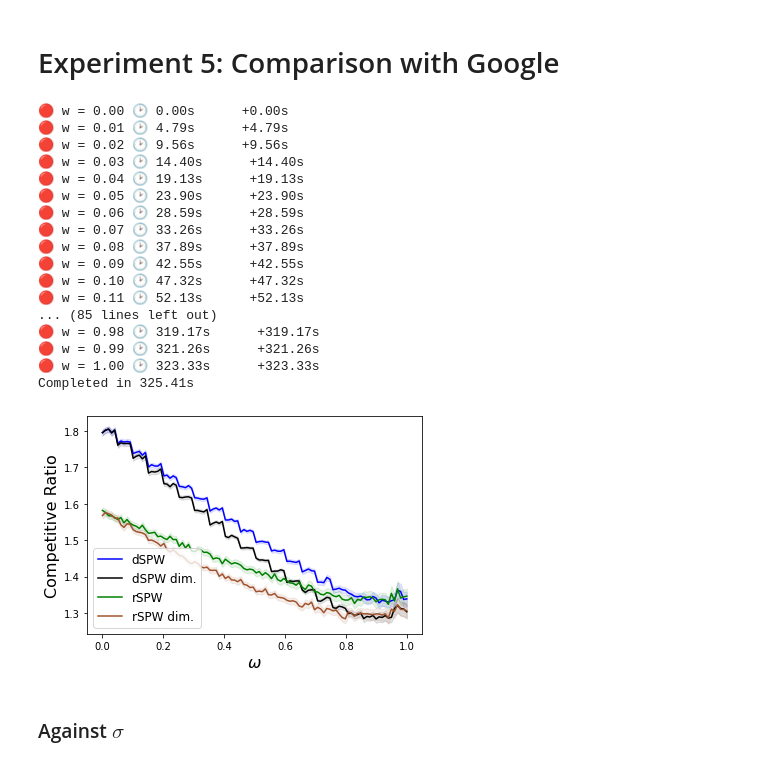
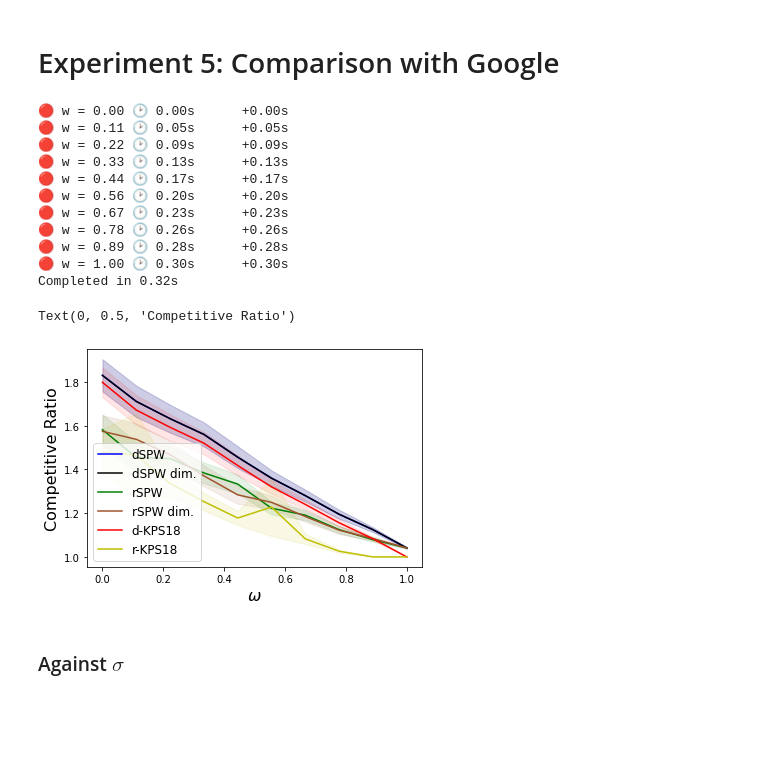
Before and after one commit to majid-khonji/rent-or-buy, a Jupyter notebook: test.ipynb, the cells around one changed output. Cells and saved outputs as stored; diff of their text form; code cells hidden in the pictures; blank space fills up the shorter version.

```diff
--- a/test.ipynb
+++ b/test.ipynb
@@ -113,9 +120,9 @@ for idx,std in enumerate(std_list):
 # %%
-avg_ratio = np.mean(r_ratio, axis=1)
-print(avg_ratio)
-ci = 1.96 * np.std(r_ratio,axis=1)/np.sqrt(repeat)
-ins = i.Instance(predictor_std=5, time_dependant=True); rsol = ag.RPOA_google(ins, w); opt = a.OPT(ins); rsol/opt
+avg_ratio = np.mean(sol_ratio, axis=1)
+ci = 1.96 * np.std(sol_ratio,axis=1)/np.sqrt(repeat)
 
+avg2_ratio = np.mean(sol2_ratio, axis=1)
+ci2 = 1.96 * np.std(sol2_ratio,axis=1)/np.sqrt(repeat)
 
 
 plt.clf()
@@ -127,9 +134,12 @@ ratio_theory = (2-w)/ (1-w)
 plt.plot([1, len(std_list)], [ratio_theory, ratio_theory], label = "Theoretical Ratio for $\omega$=%.1f"%w)
 positions = np.arange(1, len(std_list)+1)
 
+
 plt.plot(positions, avg_ratio, label="DPOA(%.1f)"%w, color='r')
 plt.fill_between(positions, (avg_ratio-ci), (avg_ratio+ci), color='r', alpha=.1)
 
+plt.plot(positions, avg2_ratio, label="DPOA(%.1f) T-dep"%w, color='b')
+plt.fill_between(positions, (avg2_ratio-ci2), (avg2_ratio+ci2), color='b', alpha=.1)
 
 formated_list = [elem for elem in std_list ]
 plt.xticks(positions, formated_list);
@@ -302,7 +389,7 @@ for idx,k in enumerate(k_list):
         sol_vals[idx, j] = sol
         min_vals[idx, j] = min_R
 
-        rand, min_R = a.OLPA(m_ins, W=10, e=epsilon, alg = a.RPOA)
+        rand,_= a.OLPA(m_ins, W=10, e=epsilon, alg = a.RPOA)
         rand_vals[idx, j] = rand
 
         m_ins = i.MultiInstance(K=k,B=20, normalize=True, predictor_std=std, k_dependant=True)
@@ -501,9 +587,9 @@ plt.legend(loc='upper right', fontsize=12)
 # %%
 reload(a); reload(a_g); reload(i)
 B = 20
-w_list = np.linspace(0,0.999,100)
-repeat = 10000
-std = 90
+w_list = np.linspace(0,0.999,10)
+repeat = 100
+std = 0
 
 alg_ratio = np.zeros((len(w_list), repeat))
 alg_ratio_dim = np.zeros((len(w_list), repeat))
@@ -543,22 +629,16 @@ for idx,w in enumerate(w_list):
 print("Completed in %-4.2fs "%(time.time()-t1))
 # %% [output]
 🔴 w = 0.00 🕑 0.00s      +0.00s
-🔴 w = 0.01 🕑 4.79s      +4.79s
-🔴 w = 0.02 🕑 9.56s      +9.56s
-🔴 w = 0.03 🕑 14.40s      +14.40s
-🔴 w = 0.04 🕑 19.13s      +19.13s
-🔴 w = 0.05 🕑 23.90s      +23.90s
-🔴 w = 0.06 🕑 28.59s      +28.59s
-🔴 w = 0.07 🕑 33.26s      +33.26s
-🔴 w = 0.08 🕑 37.89s      +37.89s
-🔴 w = 0.09 🕑 42.55s      +42.55s
-🔴 w = 0.10 🕑 47.32s      +47.32s
-🔴 w = 0.11 🕑 52.13s      +52.13s
-... (85 lines left out)
-🔴 w = 0.98 🕑 319.17s      +319.17s
-🔴 w = 0.99 🕑 321.26s      +321.26s
-🔴 w = 1.00 🕑 323.33s      +323.33s
-Completed in 325.41s
+🔴 w = 0.11 🕑 0.05s      +0.05s
+🔴 w = 0.22 🕑 0.09s      +0.09s
+🔴 w = 0.33 🕑 0.13s      +0.13s
+🔴 w = 0.44 🕑 0.17s      +0.17s
+🔴 w = 0.56 🕑 0.20s      +0.20s
+🔴 w = 0.67 🕑 0.23s      +0.23s
+🔴 w = 0.78 🕑 0.26s      +0.26s
+🔴 w = 0.89 🕑 0.28s      +0.28s
+🔴 w = 1.00 🕑 0.30s      +0.30s
+Completed in 0.32s
 # %%
 # np.savez("data/algs-google-omega_std=90",
 # alg_ratio = alg_ratio,
@@ -568,13 +648,14 @@ Completed in 325.41s
 # google_ratio = google_ratio,
 # google_r_ratio = google_r_ratio)
 # %%
-f = np.load("data/algs-google-omega_std=10.npz")
-alg_ratio = f["alg_ratio"]
-alg_ratio_dim = f["alg_ratio_dim"]
-rand_ratio = f["rand_ratio"]
-rand_ratio_dim = f["rand_ratio_dim"]
-google_ratio = f["google_ratio"]
-google_r_ratio = f["google_r_ratio"]
+# f = np.load("data/algs-google-omega_std=10.npz")
+# alg_ratio = f["alg_ratio"]
+# alg_ratio_dim = f["alg_ratio_dim"]
+# rand_ratio = f["rand_ratio"]
+# rand_ratio_dim = f["rand_ratio_dim"]
+# google_ratio = f["google_ratio"]
+# google_r_ratio = f["google_r_ratio"]
+# w_list = np.linspace(0,0.999,100)
 # %%
 
 avg_ratio = np.mean(alg_ratio, axis=1)
@@ -594,39 +675,40 @@ ci_gr = 1.96 * np.std(google_r_ratio,axis=1)/np.sqrt(repeat)
 
 plt.clf()
 # plt.boxplot(alg_ratio.transpose(), "DPOA")
 # plt.boxplot(google_ratio.transpose(), "Google");
 
 positions = w_list #np.arange(1, len(w_list)+1)
 
 plt.plot(positions, avg_ratio, label="dSPW", color='b')
 plt.fill_between(positions, (avg_ratio-ci), (avg_ratio+ci), color='b', alpha=.1)
 
 plt.plot(positions, avg_ratio_dim, label="dSPW dim.", color='k')
 plt.fill_between(positions, (avg_ratio_dim-ci_dim), (avg_ratio_dim+ci_dim), color='k', alpha=.1)
 
 plt.plot(positions, avg_r_ratio, label="rSPW", color='g')
 plt.fill_between(positions, (avg_r_ratio-ci_r), (avg_r_ratio+ci_r), color='g', alpha=.1)
 
 plt.plot(positions, avg_r_ratio_dim, label="rSPW dim.", color='sienna')
 plt.fill_between(positions, (avg_r_ratio_dim-ci_r_dim), (avg_r_ratio_dim+ci_r_dim), color='sienna', alpha=.1)
 
-# plt.plot(positions, avg_ratio_g, label="d-KPS18", color='r')
-# plt.fill_between(positions, (avg_ratio_g-ci_g), (avg_ratio_g+ci_g), color='r', alpha=.1)
+plt.plot(positions, avg_ratio_g, label="d-KPS18", color='r')
+plt.fill_between(positions, (avg_ratio_g-ci_g), (avg_ratio_g+ci_g), color='r', alpha=.1)
 
-# plt.plot(positions, avg_ratio_gr, label="r-KPS18", color='y')
-# plt.fill_between(positions, (avg_ratio_gr-ci_gr), (avg_ratio_gr+ci_gr), color='y', alpha=.1)
+plt.plot(positions, avg_ratio_gr, label="r-KPS18", color='y')
+plt.fill_between(positions, (avg_ratio_gr-ci_gr), (avg_ratio_gr+ci_gr), color='y', alpha=.1)
 
 
 # formated_list = ['%.2f' % elem for elem in w_list ]
 # plt.xticks(positions, formated_list);
 
 plt.legend(loc='lower left', fontsize=12)
 plt.xlabel("$\omega$", fontsize=16)
 plt.ylabel("Competitive Ratio", fontsize=16)
-plt.savefig("plots/compare-omega.pdf", bbox_inches='tight')
+# plt.savefig("plots/compare-omega.pdf", bbox_inches='tight')
 # plt.savefig("plots/google-omega.pdf", bbox_inches='tight')
 # %% [output]
+Text(0, 0.5, 'Competitive Ratio')
-[figure, old version]
+[figure, new version]
 # %% [markdown]
 ### Against $\sigma$
 # %%
```
Also changed, not shown: parts of 9 cells of this notebook, 7 other files.
